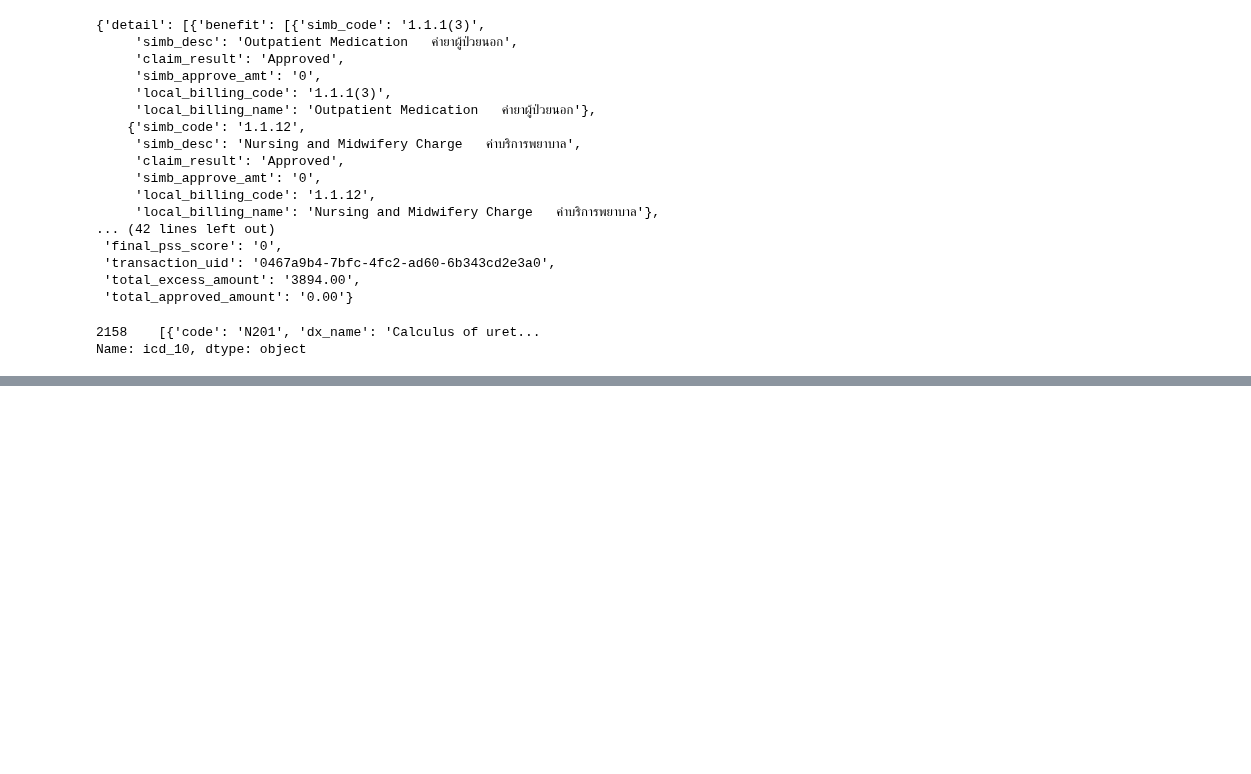
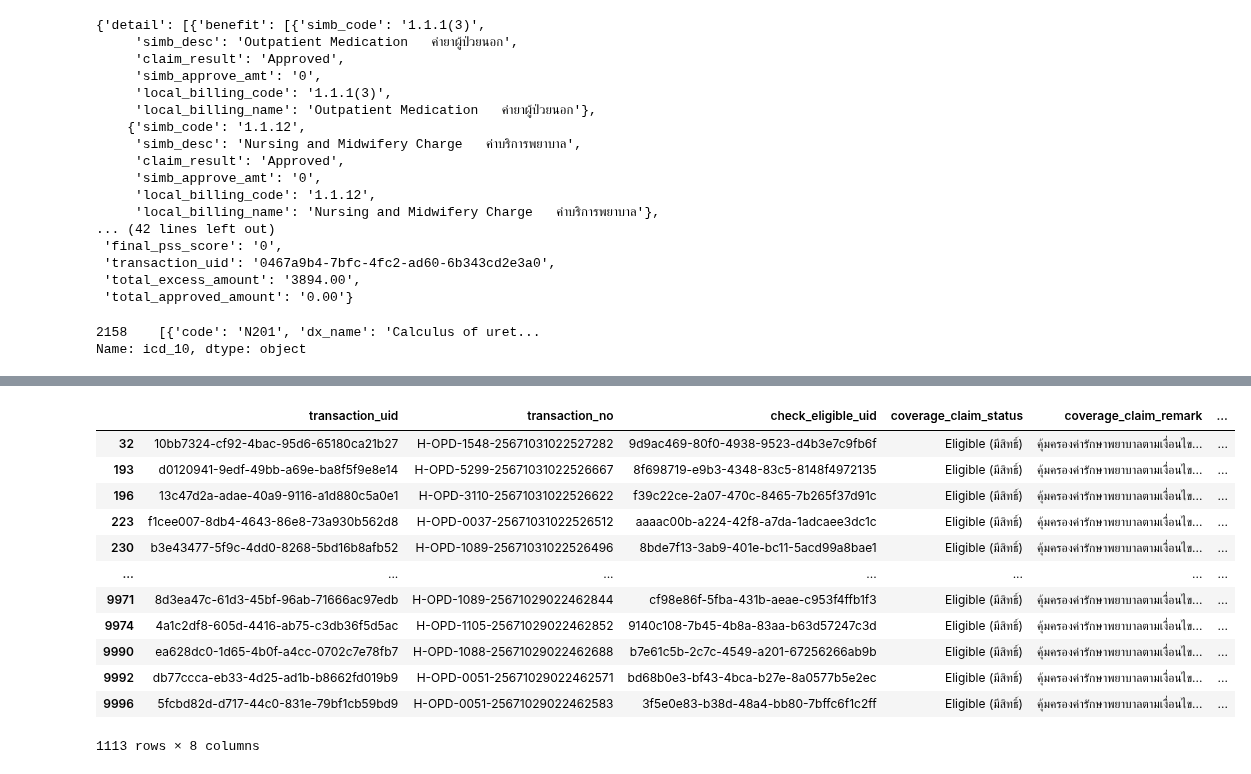
Before and after one commit to nxxk23/AI-Engineer, a Jupyter notebook: fraud/api.ipynb, the cells around one changed output, grey strips where cells are left out. Saved outputs shown, nothing was run; the diff lists cells and outputs as text; code cells hidden in the pictures; blank space fills up the shorter version.

Commit message:
insurance

```diff
--- a/fraud/api.ipynb
+++ b/fraud/api.ipynb
@@ -15,7 +15,7 @@ headers = {
 # รายการเพื่อเก็บข้อมูลทั้งหมด
 all_data = []
 page = 1
-max_pages = 100  # จำนวนหน้าสูงสุดที่ต้องการดึง
+max_pages = 200  # จำนวนหน้าสูงสุดที่ต้องการดึง
 
 while page <= max_pages:
     # สร้าง URL ที่มีหมายเลขหน้าปัจจุบัน
@@ -43,10 +43,4 @@ while page <= max_pages:
         break  # ออกจากลูปหากเกิดข้อผิดพลาด
 
 # สร้าง DataFrame จากข้อมูลทั้งหมด
-if all_data:
-    opd = pd.DataFrame(all_data)
-
-    # แสดง DataFrame ในรูปแบบตาราง
-    display(opd)
-else:
-    print("No data available to display.")
+opd = pd.DataFrame(all_data)
@@ -247,0 +230,3 @@ opd_df[['transaction_uid','hospital_code','hospital_name','visit_date','claim_st
+# %%
+insurance = insurance.replace('', pd.NA)
+insurance.info()
@@ -247,0 +251,16 @@ opd_df[['transaction_uid','hospital_code','hospital_name','visit_date','claim_st
+# %%
+insurance[insurance['remaining_OPD_times_per_year'].notnull()][['transaction_uid','transaction_no','check_eligible_uid','coverage_claim_status','coverage_claim_remark','remaining_OPD_times_per_year','remaining_OPD_amount_per_times','remaining_medical_expense']]
+# %% [output]
+|  | transaction_uid | transaction_no | check_eligible_uid | coverage_claim_status | coverage_claim_remark | ... |
+| 32 | 10bb7324-cf92-4bac-95d6-65180ca21b27 | H-OPD-1548-25671031022527282 | 9d9ac469-80f0-4938-9523-d4b3e7c9fb6f | Eligible (มีสิทธิ์) | คุ้มครองค่ารักษาพยาบาลตามเงื่อนไข... | ... |
+| 193 | d0120941-9edf-49bb-a69e-ba8f5f9e8e14 | H-OPD-5299-25671031022526667 | 8f698719-e9b3-4348-83c5-8148f4972135 | Eligible (มีสิทธิ์) | คุ้มครองค่ารักษาพยาบาลตามเงื่อนไข... | ... |
+| 196 | 13c47d2a-adae-40a9-9116-a1d880c5a0e1 | H-OPD-3110-25671031022526622 | f39c22ce-2a07-470c-8465-7b265f37d91c | Eligible (มีสิทธิ์) | คุ้มครองค่ารักษาพยาบาลตามเงื่อนไข... | ... |
+| 223 | f1cee007-8db4-4643-86e8-73a930b562d8 | H-OPD-0037-25671031022526512 | aaaac00b-a224-42f8-a7da-1adcaee3dc1c | Eligible (มีสิทธิ์) | คุ้มครองค่ารักษาพยาบาลตามเงื่อนไข... | ... |
+| 230 | b3e43477-5f9c-4dd0-8268-5bd16b8afb52 | H-OPD-1089-25671031022526496 | 8bde7f13-3ab9-401e-bc11-5acd99a8bae1 | Eligible (มีสิทธิ์) | คุ้มครองค่ารักษาพยาบาลตามเงื่อนไข... | ... |
+| ... | ... | ... | ... | ... | ... | ... |
+| 9971 | 8d3ea47c-61d3-45bf-96ab-71666ac97edb | H-OPD-1089-25671029022462844 | cf98e86f-5fba-431b-aeae-c953f4ffb1f3 | Eligible (มีสิทธิ์) | คุ้มครองค่ารักษาพยาบาลตามเงื่อนไข... | ... |
+| 9974 | 4a1c2df8-605d-4416-ab75-c3db36f5d5ac | H-OPD-1105-25671029022462852 | 9140c108-7b45-4b8a-83aa-b63d57247c3d | Eligible (มีสิทธิ์) | คุ้มครองค่ารักษาพยาบาลตามเงื่อนไข... | ... |
+| 9990 | ea628dc0-1d65-4b0f-a4cc-0702c7e78fb7 | H-OPD-1088-25671029022462688 | b7e61c5b-2c7c-4549-a201-67256266ab9b | Eligible (มีสิทธิ์) | คุ้มครองค่ารักษาพยาบาลตามเงื่อนไข... | ... |
+| 9992 | db77ccca-eb33-4d25-ad1b-b8662fd019b9 | H-OPD-0051-25671029022462571 | bd68b0e3-bf43-4bca-b27e-8a0577b5e2ec | Eligible (มีสิทธิ์) | คุ้มครองค่ารักษาพยาบาลตามเงื่อนไข... | ... |
+| 9996 | 5fcbd82d-d717-44c0-831e-79bf1cb59bd9 | H-OPD-0051-25671029022462583 | 3f5e0e83-b38d-48a4-bb80-7bffc6f1c2ff | Eligible (มีสิทธิ์) | คุ้มครองค่ารักษาพยาบาลตามเงื่อนไข... | ... |
+1113 rows × 8 columns
```
Also changed, not shown: parts of 10 cells of this notebook.
